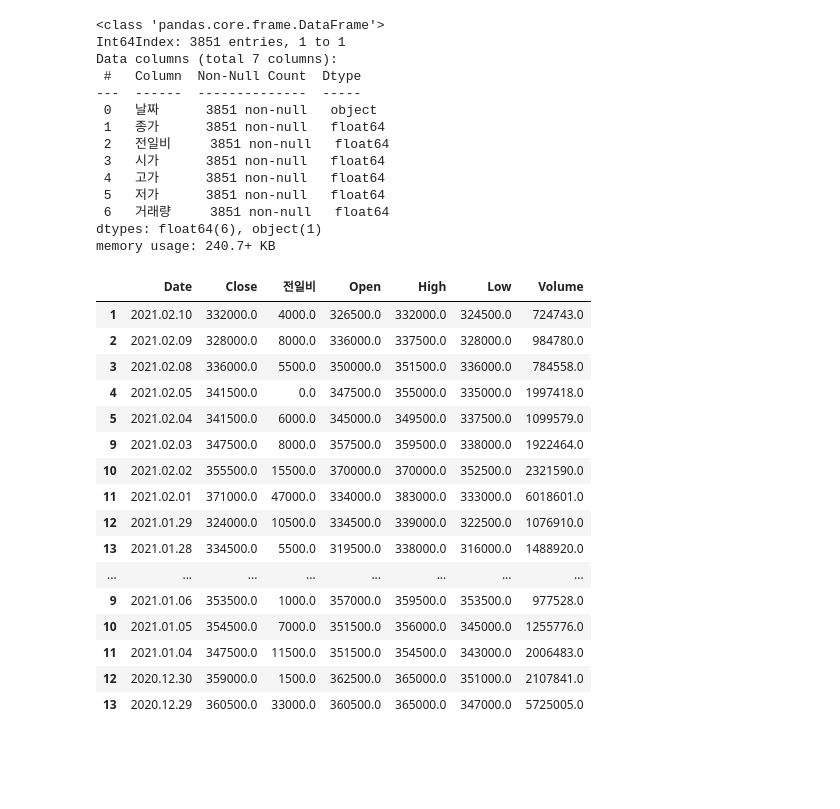
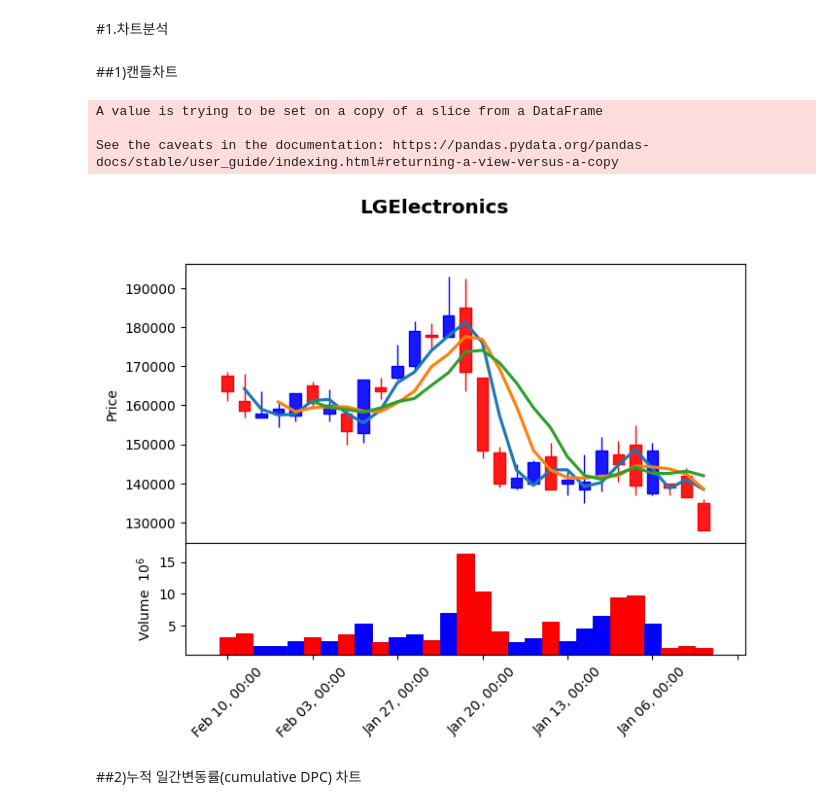
Before and after one commit to DongjunYou/PersonalProject_TradingBot, a Jupyter notebook: 2.Visualization/Visualization.ipynb, the cells around one changed output. Cells and saved outputs as stored; diff of their text form; code cells hidden in the pictures; blank space fills up the shorter version.

```diff
--- a/2.Visualization/Visualization.ipynb
+++ b/2.Visualization/Visualization.ipynb
@@ -25,12 +25,45 @@ Requirement already satisfied: six>=1.5 in /usr/local/lib/python3.6/dist-package
 from bs4 import BeautifulSoup
 import requests
 # %%
-url='https://finance.naver.com/item/sise_day.nhn?code=068270'
+url='https://finance.naver.com/item/sise_day.nhn?code=066570'
 headers = {'User-Agent' : 'Mozilla/5.0 (Windows NT 10.0; Win64; x64) AppleWebKit/537.36 (KHTML, like Gecko) Chrome/88.0.4324.150 Safari/537.36'}
-response=requests.get(url, headers = headers).text
+lgresponse=requests.get(url, headers = headers).text
 # %%
-html=BeautifulSoup(response,'lxml')
+html=BeautifulSoup(lgresponse,'lxml')
 pgrr=html.find('td',class_='pgRR')
 s=str(pgrr.a['href']).split('=')
 last_page=s[-1]
+# %%
+import pandas as pd #실제 스크레이핑엔 requests로 만든 response객체를 read_html해서 읽어옴(beautifulsoup는 찾기만)
+lg_df=pd.DataFrame()
+for page in range(1, int(last_page)+1):
+  page_url='{0}&page={1}'.format(url,page)
+  lgresponse=requests.get(page_url, headers = headers).text
+  lg_df=lg_df.append(pd.read_html(lgresponse,header=0)[0])
+lg_df=lg_df.dropna()
+lg_df=lg_df.rename(columns={'날짜':'Date','시가':'Open','고가':'High','저가':'Low','종가':'Close','거래량':'Volume'}) #mpf에 맞게 OHLCV만 남기고 지움(날짜는 잠시 살려둠)
+lg_df.index=pd.to_datetime(lg_df['Date']) #모든 분석에서 index가 datetime형식이어야함
+lg_df=lg_df[['Open','High','Low','Close','Volume']]
+lg_df.sort_index(ascending=True,inplace=True) #추후분석에서는 아래가 높게 #value가 아니라 인덱스임
+# %% [markdown]
+#1.차트분석
+# %% [markdown]
+##1)캔들차트
+# %%
+candle_df=lg_df.iloc[-30:-1] #candle은 기간너무 길게 잡으면 가시성이 떨어지니깐
+candle_df.sort_index(ascending=False,inplace=True) #candle은 위가 높게
+# %% [output]
+A value is trying to be set on a copy of a slice from a DataFrame
+
+See the caveats in the documentation: https://pandas.pydata.org/pandas-docs/stable/user_guide/indexing.html#returning-a-view-versus-a-copy
+# %%
+import mplfinance as mpf
+kwargs=dict(type='candle',mav=(2,4,6),volume=True,title='LGElectronics',ylabel='Price') #한국어 지원 안됨ㅠ
+mc=mpf.make_marketcolors(up='r',down='b',inherit=True)
+s=mpf.make_mpf_style(marketcolors=mc)
+mpf.plot(candle_df,**kwargs,style=s)
+# %% [output]
+[figure, added]
+# %% [markdown]
+##2)누적 일간변동률(cumulative DPC) 차트
 # %%
@@ -44,40 +82,0 @@ df=df.dropna()
-# %%
-df.info()
-# %% [output]
-<class 'pandas.core.frame.DataFrame'>
-Int64Index: 3851 entries, 1 to 1
-Data columns (total 7 columns):
- #   Column  Non-Null Count  Dtype
----  ------  --------------  -----
- 0   날짜      3851 non-null   object
- 1   종가      3851 non-null   float64
- 2   전일비     3851 non-null   float64
- 3   시가      3851 non-null   float64
- 4   고가      3851 non-null   float64
- 5   저가      3851 non-null   float64
- 6   거래량     3851 non-null   float64
-dtypes: float64(6), object(1)
-memory usage: 240.7+ KB
-# %%
-df=df.rename(columns={'날짜':'Date','시가':'Open','고가':'High','저가':'Low','종가':'Close','거래량':'Volume'}) #mpf에 맞게 OHLCV만 남기고 지움(날짜는 잠시 살려둠)
-df.sort_values(by='Date') #날짜가 위가 높은 오름차순이게
-candle_df=df.iloc[0:30]
-candle_df
-# %% [output]
-|  | Date | Close | 전일비 | Open | High | Low | Volume |
-| 1 | 2021.02.10 | 332000.0 | 4000.0 | 326500.0 | 332000.0 | 324500.0 | 724743.0 |
-| 2 | 2021.02.09 | 328000.0 | 8000.0 | 336000.0 | 337500.0 | 328000.0 | 984780.0 |
-| 3 | 2021.02.08 | 336000.0 | 5500.0 | 350000.0 | 351500.0 | 336000.0 | 784558.0 |
-| 4 | 2021.02.05 | 341500.0 | 0.0 | 347500.0 | 355000.0 | 335000.0 | 1997418.0 |
-| 5 | 2021.02.04 | 341500.0 | 6000.0 | 345000.0 | 349500.0 | 337500.0 | 1099579.0 |
-| 9 | 2021.02.03 | 347500.0 | 8000.0 | 357500.0 | 359500.0 | 338000.0 | 1922464.0 |
-| 10 | 2021.02.02 | 355500.0 | 15500.0 | 370000.0 | 370000.0 | 352500.0 | 2321590.0 |
-| 11 | 2021.02.01 | 371000.0 | 47000.0 | 334000.0 | 383000.0 | 333000.0 | 6018601.0 |
-| 12 | 2021.01.29 | 324000.0 | 10500.0 | 334500.0 | 339000.0 | 322500.0 | 1076910.0 |
-| 13 | 2021.01.28 | 334500.0 | 5500.0 | 319500.0 | 338000.0 | 316000.0 | 1488920.0 |
-| ... | ... | ... | ... | ... | ... | ... | ... |
-| 9 | 2021.01.06 | 353500.0 | 1000.0 | 357000.0 | 359500.0 | 353500.0 | 977528.0 |
-| 10 | 2021.01.05 | 354500.0 | 7000.0 | 351500.0 | 356000.0 | 345000.0 | 1255776.0 |
-| 11 | 2021.01.04 | 347500.0 | 11500.0 | 351500.0 | 354500.0 | 343000.0 | 2006483.0 |
-| 12 | 2020.12.30 | 359000.0 | 1500.0 | 362500.0 | 365000.0 | 351000.0 | 2107841.0 |
-| 13 | 2020.12.29 | 360500.0 | 33000.0 | 360500.0 | 365000.0 | 347000.0 | 5725005.0 |
```
Also changed, not shown: parts of 15 cells of this notebook.
